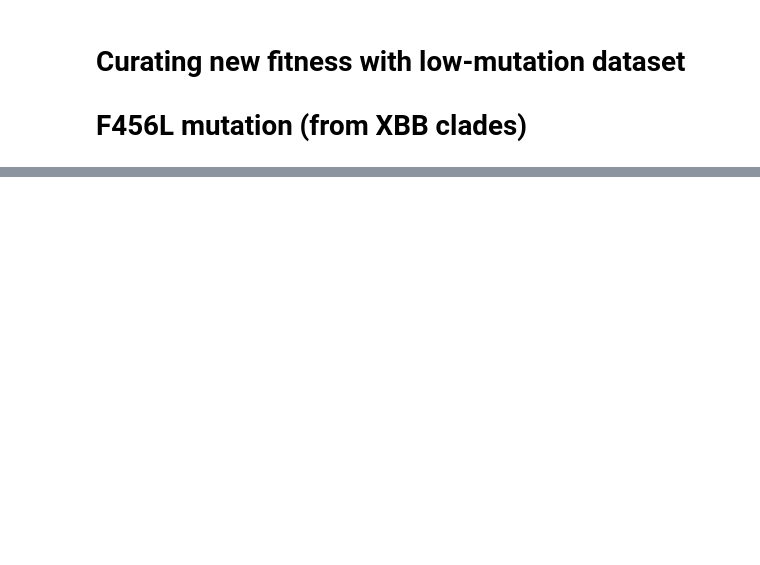
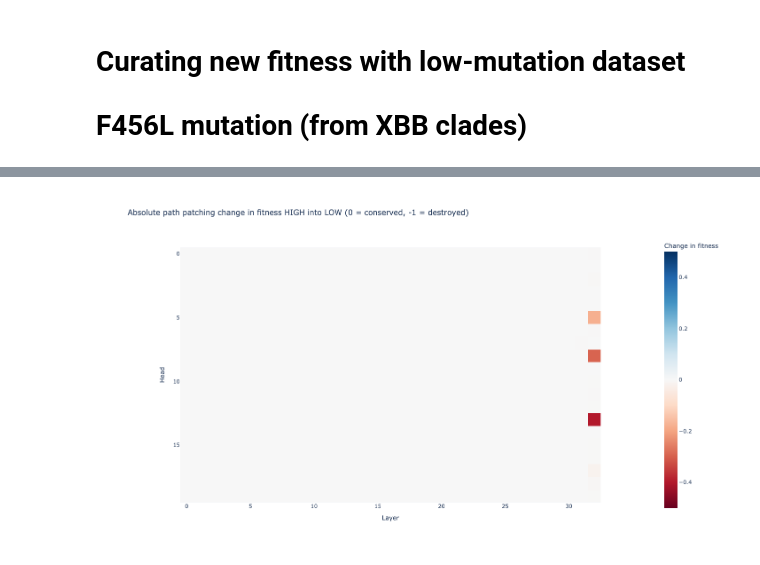
Before and after one commit to blab/mutational-embedding-vectors, a Jupyter notebook: notebooks/plm_circuits/ex31_F456L_replicate.ipynb, the cells around one changed output, grey strips where cells are left out. Saved outputs shown, nothing was run; the diff lists cells and outputs as text; code cells hidden in the pictures; blank space fills up the shorter version.

```diff
--- a/notebooks/plm_circuits/ex31_F456L_replicate.ipynb
+++ b/notebooks/plm_circuits/ex31_F456L_replicate.ipynb
@@ -314,0 +408,5 @@ torch.cuda.empty_cache()
+# %%
+mlp_names = [f"blocks.{layer}.hook_mlp_out" for layer in range(hooked_esm.cfg.n_layers)]
+# %%
+_, corrupted_cache = hooked_esm.run_with_cache(corr_toks, names_filter = mlp_names)
+torch.cuda.empty_cache()
@@ -314,0 +445,24 @@ torch.cuda.empty_cache()
+# %%
+# only need attention info
+_, new_cache = hooked_esm.run_with_cache(corr_toks, names_filter=lambda x: "hook_z" in x)
+torch.cuda.empty_cache()
+# %%
+abs_patch_head = interp_utils.path_patch_head_absolute_direct(
+    hooked_esm,
+    orig_dataset=clean_toks,
+    patching_metric=functools.partial(path_patching_metric, corrupted_logit_mean=corrupted_logit_mean, clean_logit_mean=clean_logit_mean),
+    new_cache=new_cache,
+    logit_id=logit_id,
+    get_logit_hooked=get_logit_hooked
+)
+# %%
+imshow(
+    abs_patch_head.T,
+    labels={"x": "Layer", "y": "Head", "color": "Change in fitness"},
+    title="Absolute path patching change in fitness HIGH into LOW (0 = conserved, -1 = destroyed)",
+    width=1200,
+    height=800,
+    range_color=(-0.5,0.5)
+)
+# %% [output]
+[figure, added]
```
Also changed, not shown: parts of 48 cells of this notebook, 4 other files.
